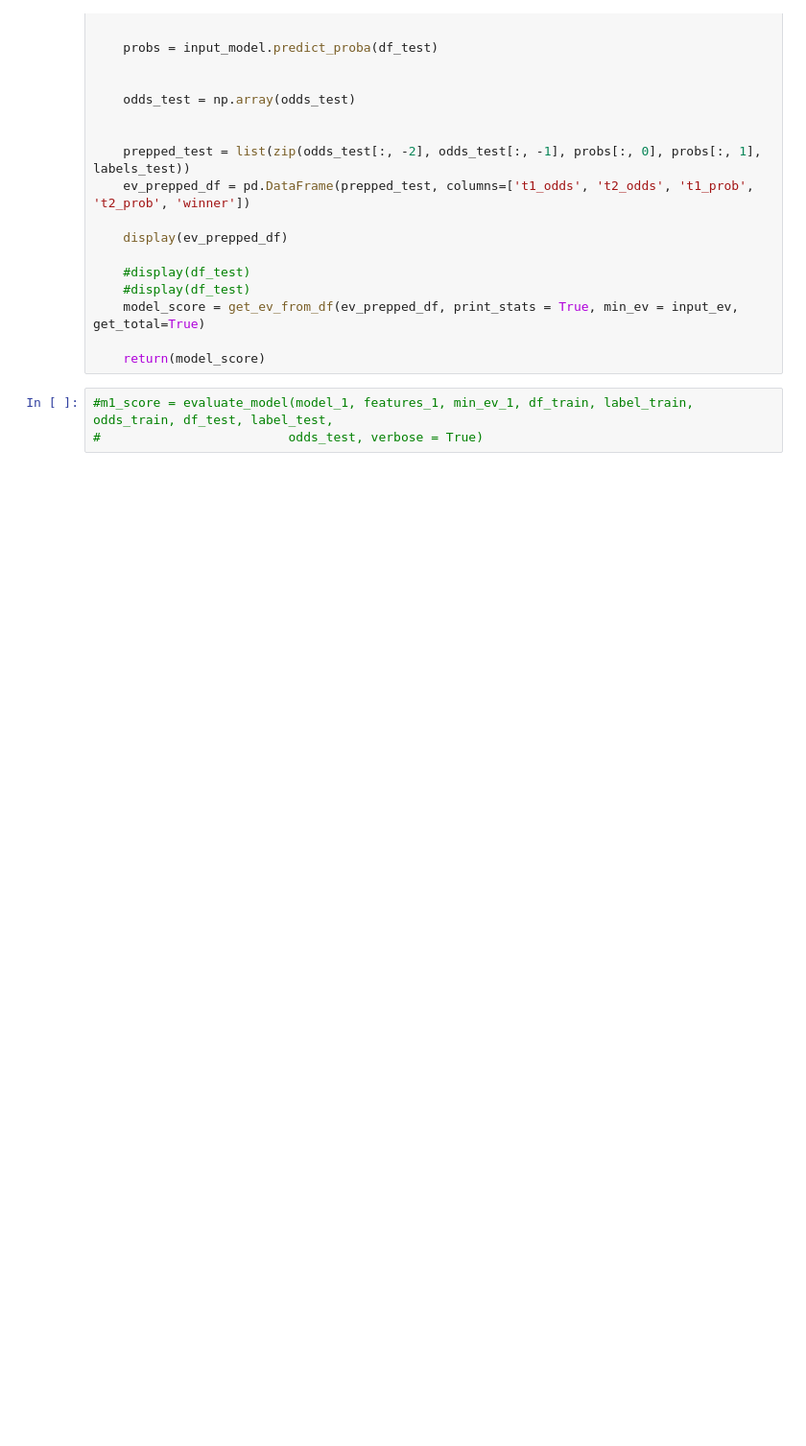
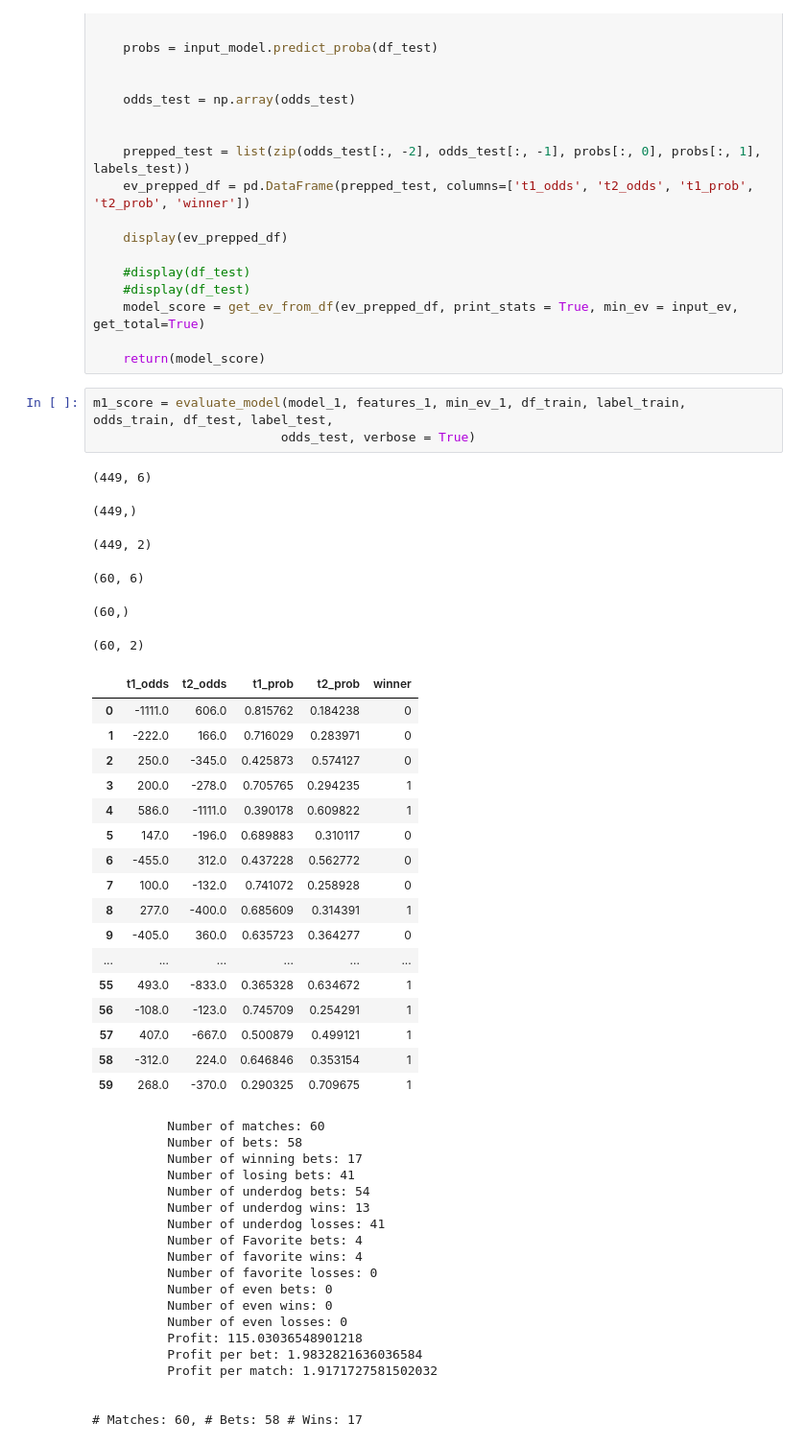
Before and after one commit to shortlikeafox/overwatch-league-owl-data-project, a Jupyter notebook: OWL-Model-Evaluation-Worksheet.ipynb, the cells around one changed output. Shown: that part at 96% size. Saved outputs shown, nothing was run; the diff lists cells and outputs as text; blank space fills up the shorter version.

Commit message:
Finished Model Evaluation

```diff
--- a/OWL-Model-Evaluation-Worksheet.ipynb
+++ b/OWL-Model-Evaluation-Worksheet.ipynb
@@ -97,5 +133,48 @@ def evaluate_model(input_model, input_features, input_ev, train_df, train_labels
 
     return(model_score)
 # %%
-#m1_score = evaluate_model(model_1, features_1, min_ev_1, df_train, label_train, odds_train, df_test, label_test,
-#                         odds_test, verbose = True)
+m1_score = evaluate_model(model_1, features_1, min_ev_1, df_train, label_train, odds_train, df_test, label_test,
+                         odds_test, verbose = True)
+# %% [output]
+(449, 6)
+(449,)
+(449, 2)
+(60, 6)
+(60,)
+(60, 2)
+|  | t1_odds | t2_odds | t1_prob | t2_prob | winner |
+| 0 | -1111.0 | 606.0 | 0.815762 | 0.184238 | 0 |
+| 1 | -222.0 | 166.0 | 0.716029 | 0.283971 | 0 |
+| 2 | 250.0 | -345.0 | 0.425873 | 0.574127 | 0 |
+| 3 | 200.0 | -278.0 | 0.705765 | 0.294235 | 1 |
+| 4 | 586.0 | -1111.0 | 0.390178 | 0.609822 | 1 |
+| 5 | 147.0 | -196.0 | 0.689883 | 0.310117 | 0 |
+| 6 | -455.0 | 312.0 | 0.437228 | 0.562772 | 0 |
+| 7 | 100.0 | -132.0 | 0.741072 | 0.258928 | 0 |
+| 8 | 277.0 | -400.0 | 0.685609 | 0.314391 | 1 |
+| 9 | -405.0 | 360.0 | 0.635723 | 0.364277 | 0 |
+| ... | ... | ... | ... | ... | ... |
+| 55 | 493.0 | -833.0 | 0.365328 | 0.634672 | 1 |
+| 56 | -108.0 | -123.0 | 0.745709 | 0.254291 | 1 |
+| 57 | 407.0 | -667.0 | 0.500879 | 0.499121 | 1 |
+| 58 | -312.0 | 224.0 | 0.646846 | 0.353154 | 1 |
+| 59 | 268.0 | -370.0 | 0.290325 | 0.709675 | 1 |
+          Number of matches: 60
+          Number of bets: 58
+          Number of winning bets: 17
+          Number of losing bets: 41
+          Number of underdog bets: 54
+          Number of underdog wins: 13
+          Number of underdog losses: 41
+          Number of Favorite bets: 4
+          Number of favorite wins: 4
+          Number of favorite losses: 0
+          Number of even bets: 0
+          Number of even wins: 0
+          Number of even losses: 0
+          Profit: 115.03036548901218
+          Profit per bet: 1.9832821636036584
+          Profit per match: 1.9171727581502032
+
+
+# Matches: 60, # Bets: 58 # Wins: 17
```
Also changed, not shown: parts of 6 cells of this notebook, 5 other files.
